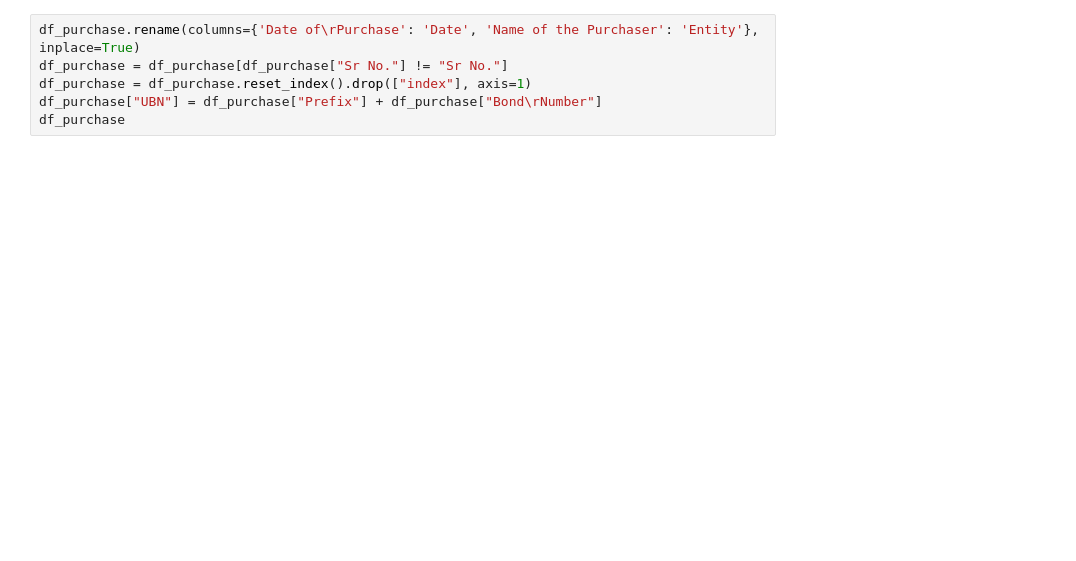
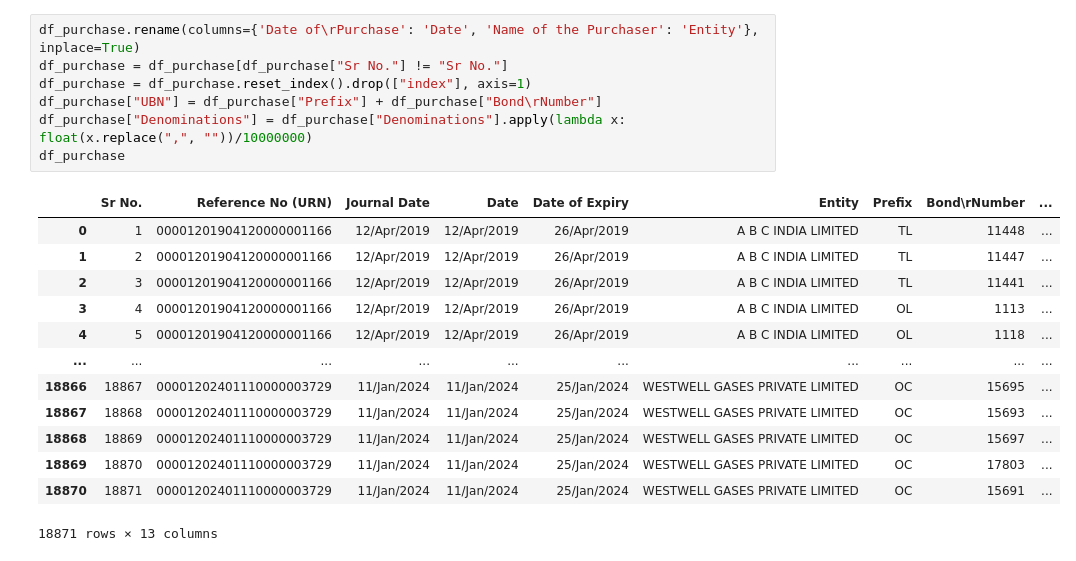
Before and after one commit to kkkarnav/electoralBonds, a Jupyter notebook: referenced_bonds.ipynb, the cells around one changed output. Drawn from its saved outputs; the diff is of its cells as text; blank space fills up the shorter version.

Commit message:
feat: referenced data

```diff
--- a/referenced_bonds.ipynb
+++ b/referenced_bonds.ipynb
@@ -17,9 +13,24 @@ NameError: name 'pd' is not defined
 # %%
 df_purchase.rename(columns={'Date of\rPurchase': 'Date', 'Name of the Purchaser': 'Entity'}, inplace=True)
 df_purchase = df_purchase[df_purchase["Sr No."] != "Sr No."]
 df_purchase = df_purchase.reset_index().drop(["index"], axis=1)
 df_purchase["UBN"] = df_purchase["Prefix"] + df_purchase["Bond\rNumber"]
+df_purchase["Denominations"] = df_purchase["Denominations"].apply(lambda x: float(x.replace(",", ""))/10000000)
 df_purchase
+# %% [output]
+|  | Sr No. | Reference No (URN) | Journal Date | Date | Date of Expiry | Entity | Prefix | Bond\rNumber | ... |
+| 0 | 1 | 00001201904120000001166 | 12/Apr/2019 | 12/Apr/2019 | 26/Apr/2019 | A B C INDIA LIMITED | TL | 11448 | ... |
+| 1 | 2 | 00001201904120000001166 | 12/Apr/2019 | 12/Apr/2019 | 26/Apr/2019 | A B C INDIA LIMITED | TL | 11447 | ... |
+| 2 | 3 | 00001201904120000001166 | 12/Apr/2019 | 12/Apr/2019 | 26/Apr/2019 | A B C INDIA LIMITED | TL | 11441 | ... |
+| 3 | 4 | 00001201904120000001166 | 12/Apr/2019 | 12/Apr/2019 | 26/Apr/2019 | A B C INDIA LIMITED | OL | 1113 | ... |
+| 4 | 5 | 00001201904120000001166 | 12/Apr/2019 | 12/Apr/2019 | 26/Apr/2019 | A B C INDIA LIMITED | OL | 1118 | ... |
+| ... | ... | ... | ... | ... | ... | ... | ... | ... | ... |
+| 18866 | 18867 | 00001202401110000003729 | 11/Jan/2024 | 11/Jan/2024 | 25/Jan/2024 | WESTWELL GASES PRIVATE LIMITED | OC | 15695 | ... |
+| 18867 | 18868 | 00001202401110000003729 | 11/Jan/2024 | 11/Jan/2024 | 25/Jan/2024 | WESTWELL GASES PRIVATE LIMITED | OC | 15693 | ... |
+| 18868 | 18869 | 00001202401110000003729 | 11/Jan/2024 | 11/Jan/2024 | 25/Jan/2024 | WESTWELL GASES PRIVATE LIMITED | OC | 15697 | ... |
+| 18869 | 18870 | 00001202401110000003729 | 11/Jan/2024 | 11/Jan/2024 | 25/Jan/2024 | WESTWELL GASES PRIVATE LIMITED | OC | 17803 | ... |
+| 18870 | 18871 | 00001202401110000003729 | 11/Jan/2024 | 11/Jan/2024 | 25/Jan/2024 | WESTWELL GASES PRIVATE LIMITED | OC | 15691 | ... |
+18871 rows × 13 columns
 # %%
 df_cash.rename(columns={'Date of\rEncashment': 'Date', 'Name of the Political Party': 'Entity'}, inplace=True)
 df_cash = df_cash[df_cash["Sr No."] != "Sr No."]
```
Also changed, not shown: parts of 25 cells of this notebook, 2 other files.
